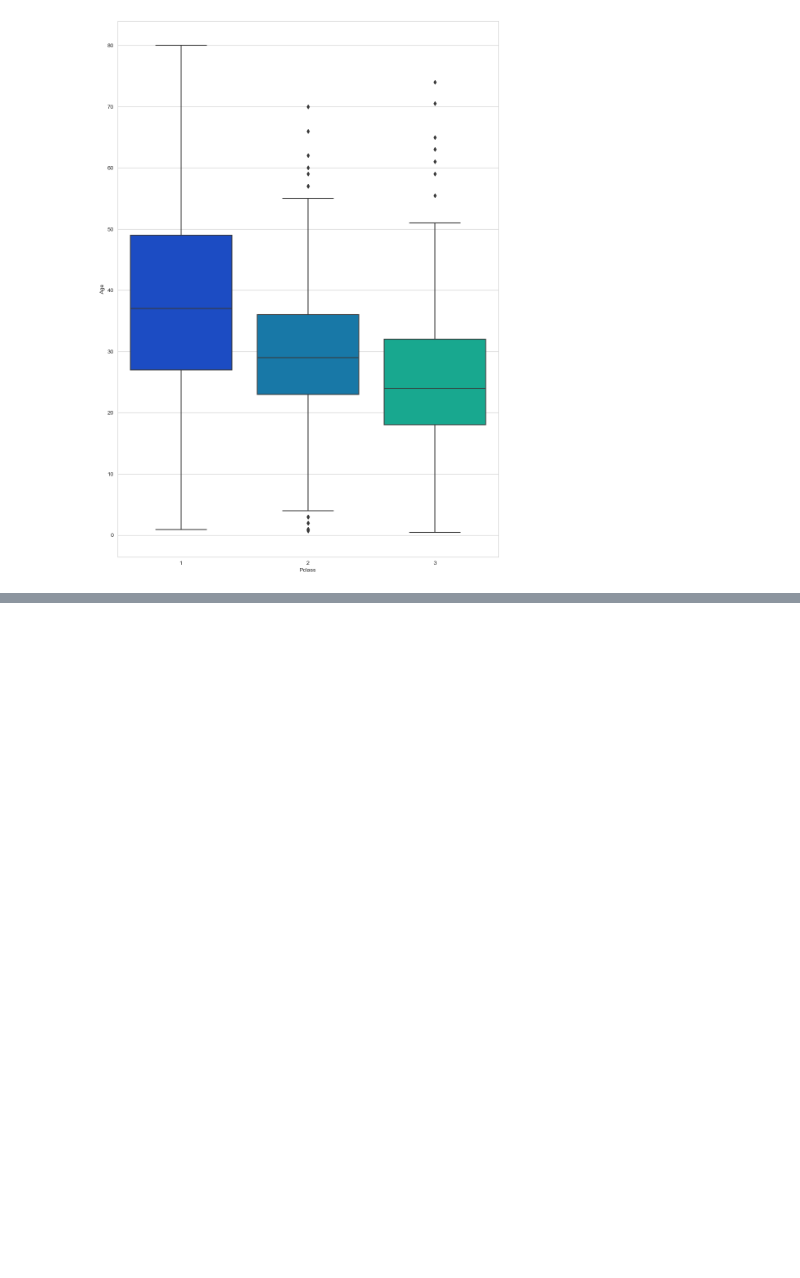
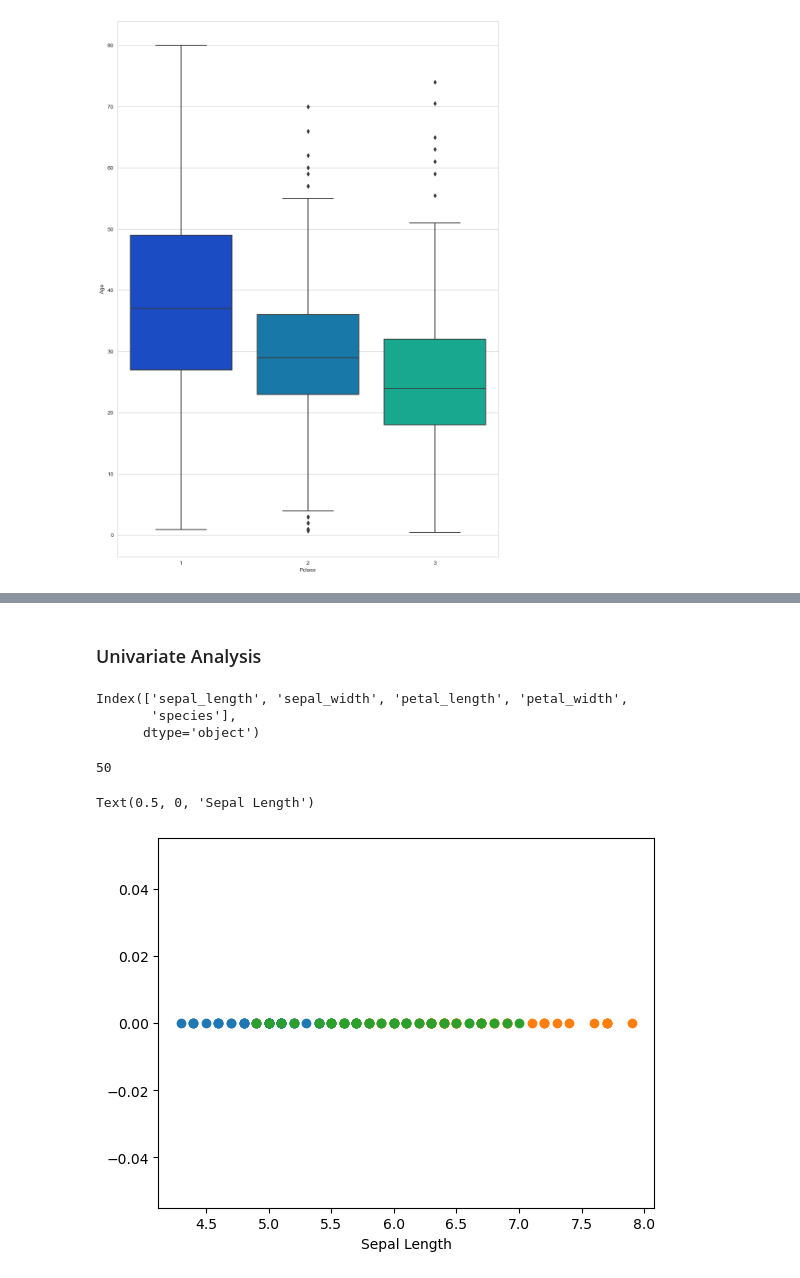
Before and after one commit to basavbamrah/machine-learning-basics, a Jupyter notebook: 1_EDA.ipynb, the cells around one changed output, grey strips where cells are left out. Drawn from its saved outputs; the diff is of its cells as text; code cells hidden in the pictures; blank space fills up the shorter version.

```diff
--- a/1_EDA.ipynb
+++ b/1_EDA.ipynb
@@ -208,0 +343,3 @@ sns.boxplot(x= 'Pclass', y="Age", data = df, palette='winter')
+# %%
+df = pd.read_csv(
+    'https://gist.githubusercontent.com/curran/a08a1080b88344b0c8a7/raw/0e7a9b0a5d22642a06d3d5b9bcbad9890c8ee534/iris.csv')
@@ -208,0 +355,28 @@ sns.boxplot(x= 'Pclass', y="Age", data = df, palette='winter')
+# %% [markdown]
+### Univariate Analysis
+# %%
+df.columns
+# %% [output]
+Index(['sepal_length', 'sepal_width', 'petal_length', 'petal_width',
+       'species'],
+      dtype='object')
+# %%
+df_setoda = df.loc[df['species'] == 'setosa']
+df_virginica = df.loc[df['species'] == 'virginica']
+df_versicolot = df.loc[df['species'] == 'versicolor']
+# %%
+np.zeros_like(len(df_setoda['sepal_length']))
+# %% [output]
+50
+# %%
+plt.plot(df_setoda['sepal_length'], np.zeros_like(
+    df_setoda['sepal_length']), 'o')
+plt.plot(df_virginica['sepal_length'], np.zeros_like(
+    df_virginica['sepal_length']), 'o')
+plt.plot(df_versicolot['sepal_length'], np.zeros_like(
+    df_versicolot['sepal_length']), 'o')
+
+plt.xlabel("Sepal Length")
+# %% [output]
+Text(0.5, 0, 'Sepal Length')
+[figure, added]
```
Also changed, not shown: parts of 32 cells of this notebook, 1 other file.
